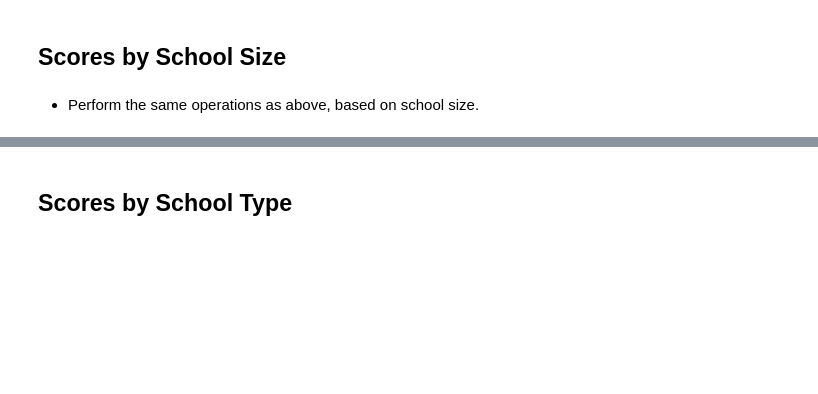
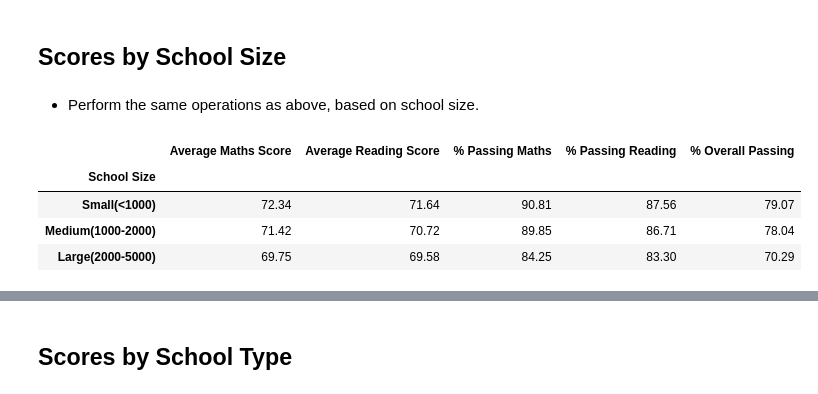
Before and after one commit to hotredcar/Pandas-challenge, a Jupyter notebook: PyCitySchools/PyCitySchools.ipynb, the cells around one changed output, grey strips where cells are left out. Saved outputs shown, nothing was run; the diff lists cells and outputs as text; code cells hidden in the pictures; blank space fills up the shorter version.

```diff
--- a/PyCitySchools/PyCitySchools.ipynb
+++ b/PyCitySchools/PyCitySchools.ipynb
@@ -557,6 +650,31 @@ reading_summary_df
 ## Scores by School Size
 # %% [markdown]
 * Perform the same operations as above, based on school size.
+# %%
+school_size_data = school_data_df.set_index("school_name")["size"]
+school_size_data
+
+school_size_df = pd.DataFrame({'Average Maths Score': summary_average_maths,
+                               'Average Reading Score': summary_average_reading,
+                               '% Passing Maths': percentage_pass_maths,
+                               '% Passing Reading': percentage_pass_reading,
+                               '% Overall Passing':percentage_overall_pass,
+                               'school_size': school_size_data
+                              })
+
+bins = [0,999,1999,5000]
+group_range = ['Small(<1000)','Medium(1000-2000)','Large(2000-5000)']
+
+school_size_df['School Size'] = pd.cut(school_size_df['school_size'], bins, labels=group_range, include_lowest=True)
+
+grouped_school_size_df = school_size_df.groupby('School Size')
+grouped_school_size_df[['Average Maths Score', 'Average Reading Score','% Passing Maths','% Passing Reading','% Overall Passing']].mean().round(2)
+# %% [output]
+|  | Average Maths Score | Average Reading Score | % Passing Maths | % Passing Reading | % Overall Passing |
+| School Size |  |  |  |  |  |
+| Small(<1000) | 72.34 | 71.64 | 90.81 | 87.56 | 79.07 |
+| Medium(1000-2000) | 71.42 | 70.72 | 89.85 | 86.71 | 78.04 |
+| Large(2000-5000) | 69.75 | 69.58 | 84.25 | 83.30 | 70.29 |
 # %%
 # %% [output]
 |  | Average Maths Score | Average Reading Score | % Passing Maths | % Passing Reading | % Overall Passing |
```
Also changed, not shown: parts of 6 cells of this notebook.
